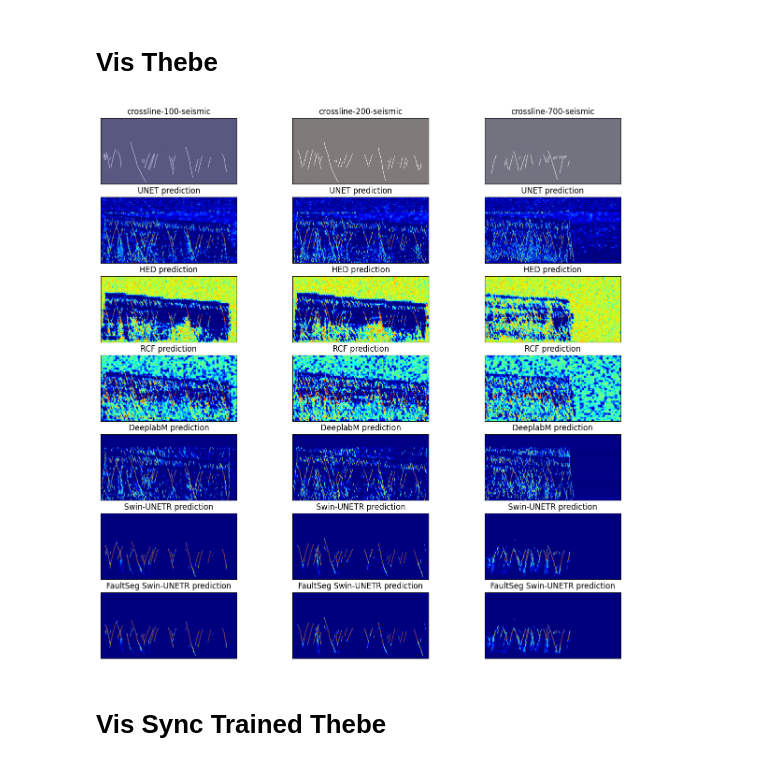
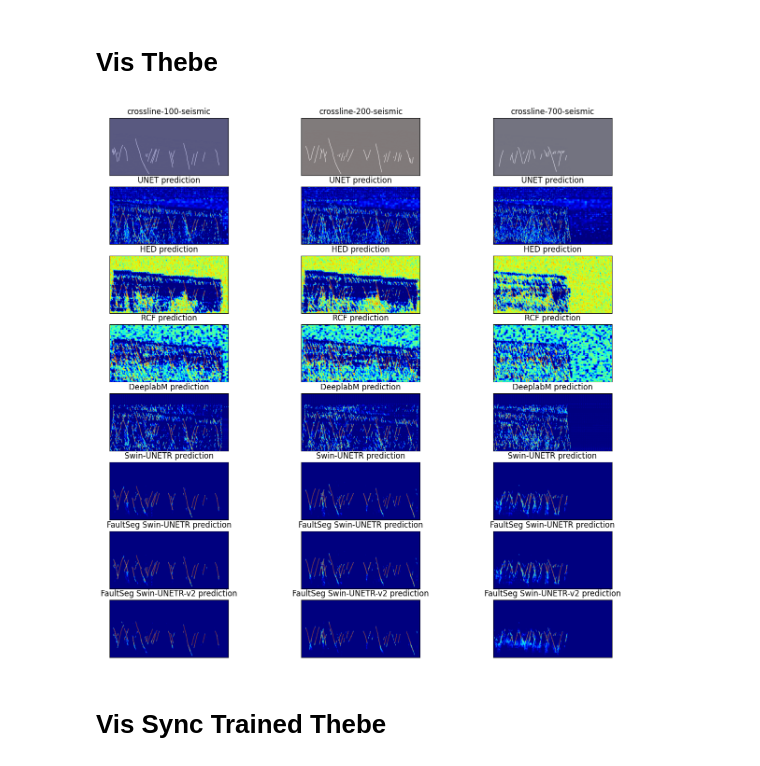
Before and after one commit to zezeze97/Fault_Recong, a Jupyter notebook: temp_vis.ipynb, the cells around one changed output. Cells and saved outputs as stored; diff of their text form; code cells hidden in the pictures.

```diff
--- a/temp_vis.ipynb
+++ b/temp_vis.ipynb
@@ -95,6 +95,7 @@ seis = np.load('./Fault_data/public_data/precessed/test/seis/seistest.npy', mmap
 gt = np.load('./Fault_data/public_data/precessed/test/fault/faulttest.npy', mmap_mode='r')
 # faultseg_swin_pred = np.load('MIM-Med3D/output/Fault_Finetuning/swin_unetr_base_multi_decoder_fusion_overall_simmim300e_p16_public_256_flip_rotate_aug_4x4/thebe_pred/score.npy', mmap_mode='r')
 # faultseg_swin_pred = np.load('MIM-Med3D/output/Fault_Finetuning/swin_unetr_base_simmim500e_p16_public_whole_random_crop_1x4/thebe_pred/seistest_score.npy', mmap_mode='r')
+faultseg_swin_pred_random_whole = np.load('MIM-Med3D/output/Fault_Finetuning/swin_unetr_base_multi_decoder_fusion_overall_simmim300e_p16_public_whole_random_crop_1x4/thebe_pred/seistest_score.npy', mmap_mode='r')
 faultseg_swin_pred = np.load('MIM-Med3D/output/Fault_Finetuning/swin_unetr_base_simmim500e_p16_public_256_flip_rotate_aug_4x4_rerun/thebe_min_max_pred/seistest_score.npy', mmap_mode='r')
 swin_unetr_pred = np.load('MIM-Med3D/output/Fault_Finetuning/swin_unetr_base_simmim500e_p16_public_256_flip_rotate_aug_4x4_rerun/thebe_pred/seistest_score.npy', mmap_mode='r')
 anyu_unet_pred = np.load('/home/zhangzr/anyu_fault_recong/CNNforFaultInterpretation/anyu_pred/thebe/unet_smooth/thebe_test_pred_score.npy', mmap_mode='r')
@@ -105,7 +106,7 @@ anyu_rcf_pred = np.load('/home/zhangzr/anyu_fault_recong/CNNforFaultInterpretati
 idxs = [100, 200, 700]
 # idxs = [100, 200]
 plt.rcParams["figure.figsize"] = (15, 15)
-fig, ax=plt.subplots(7,len(idxs))
+fig, ax=plt.subplots(8,len(idxs))
 for col, idx in enumerate(idxs):
     ax[0, col].imshow(seis[idx, :, LOWER_BOUND:UPPER_BOUND].T, cmap='seismic')
     ax[0, col].imshow(gt[idx, :, LOWER_BOUND:UPPER_BOUND].T, cmap='gray', alpha=0.5)
@@ -118,34 +119,39 @@ for col, idx in enumerate(idxs):
     ax[1, col].axes.xaxis.set_visible(False)
     ax[1, col].axes.yaxis.set_visible(False)
 
     ax[2, col].imshow(cv2.applyColorMap((anyu_hed_pred[idx, :, LOWER_BOUND:UPPER_BOUND].T*255).astype(np.uint8), cmapy.cmap('jet_r')))
     ax[2, col].axes.set_title(f'HED prediction')
     ax[2, col].axes.xaxis.set_visible(False)
     ax[2, col].axes.yaxis.set_visible(False)
 
     ax[3, col].imshow(cv2.applyColorMap((anyu_rcf_pred[idx, :, LOWER_BOUND:UPPER_BOUND].T*255).astype(np.uint8), cmapy.cmap('jet_r')))
     ax[3, col].axes.set_title(f'RCF prediction')
     ax[3, col].axes.xaxis.set_visible(False)
     ax[3, col].axes.yaxis.set_visible(False)
 
     ax[4, col].imshow(cv2.applyColorMap((anyu_deep_lab_pred[idx, :, LOWER_BOUND:UPPER_BOUND].T*255).astype(np.uint8), cmapy.cmap('jet_r')))
     ax[4, col].axes.set_title(f'DeeplabM prediction')
     ax[4, col].axes.xaxis.set_visible(False)
     ax[4, col].axes.yaxis.set_visible(False)
 
     ax[5, col].imshow(cv2.applyColorMap((swin_unetr_pred[idx, :, LOWER_BOUND:UPPER_BOUND].T*255).astype(np.uint8), cmapy.cmap('jet_r')))
     ax[5, col].axes.set_title(f'Swin-UNETR prediction')
     ax[5, col].axes.xaxis.set_visible(False)
     ax[5, col].axes.yaxis.set_visible(False)
 
     ax[6, col].imshow(cv2.applyColorMap((faultseg_swin_pred[idx, :, LOWER_BOUND:UPPER_BOUND].T*255).astype(np.uint8), cmapy.cmap('jet_r')))
     ax[6, col].axes.set_title(f'FaultSeg Swin-UNETR prediction')
     ax[6, col].axes.xaxis.set_visible(False)
     ax[6, col].axes.yaxis.set_visible(False)
 
+    ax[7, col].imshow(cv2.applyColorMap((faultseg_swin_pred_random_whole[idx, :, LOWER_BOUND:UPPER_BOUND].T*255).astype(np.uint8), cmapy.cmap('jet_r')))
+    ax[7, col].axes.set_title(f'FaultSeg Swin-UNETR-v2 prediction')
+    ax[7, col].axes.xaxis.set_visible(False)
+    ax[7, col].axes.yaxis.set_visible(False)
+
 plt.show()
 # %% [output]
-[figure, old version]
+[figure, new version]
 # %% [markdown]
 # Vis Sync Trained Thebe
 # %%
```
Also changed, not shown: 1 other file.
